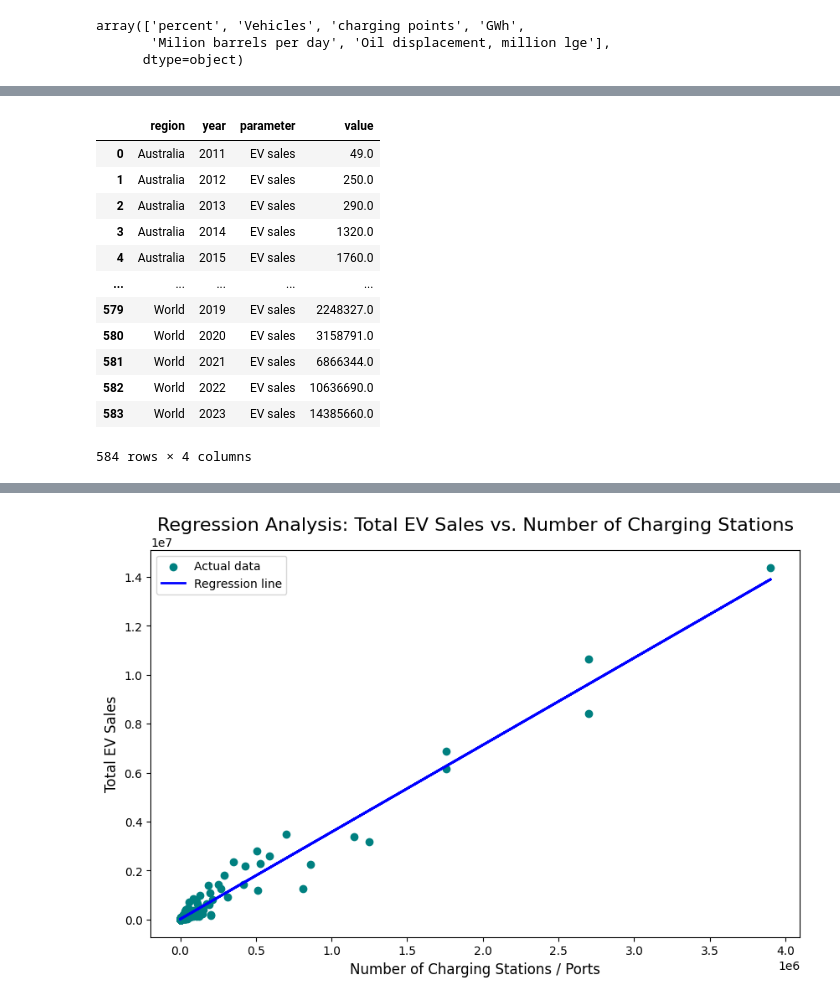
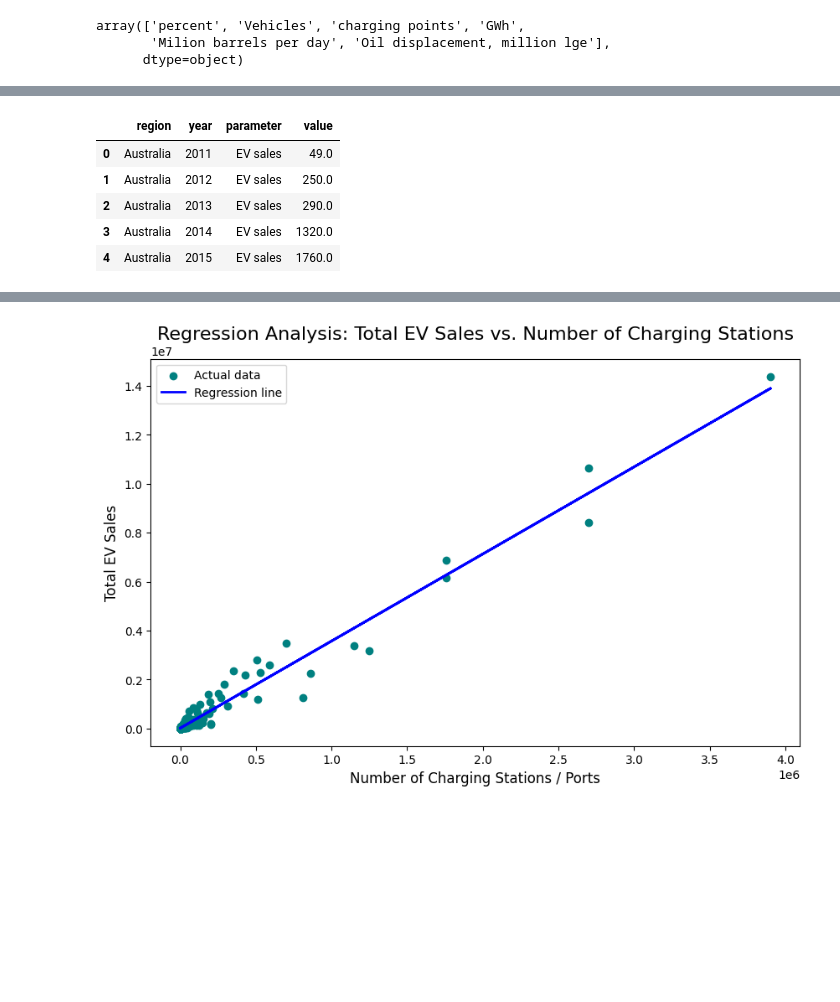
Before and after one commit to arkhanks/data_analytics_proj_3, a Jupyter notebook: final/ev and leaflet20/electrical vehicle/Starter_Code/worldwide ev adoption Regression Analysis.ipynb, the cells around one changed output, grey strips where cells are left out. Cells and saved outputs as stored; diff of their text form; code cells hidden in the pictures; blank space fills up the shorter version.

```diff
--- a/final/ev and leaflet20/electrical vehicle/Starter_Code/worldwide ev adoption Regression Analysis.ipynb
+++ b/final/ev and leaflet20/electrical vehicle/Starter_Code/worldwide ev adoption Regression Analysis.ipynb
@@ -195,28 +211,21 @@ print(df_pivot_charging.to_string(index=False))
 # %%
 # Combine data for all vehicles (cars, trucks, vans, buses)
 df_evsales = df.loc[
     (df['year'] >= 2011) &
     (df['year'] <= 2023) &
     (df['category']== 'Historical') &
     (df['parameter']== 'EV sales')
 ]
 # Group by region, year, and parameter, summing the values for each mode (cars, trucks, vans, buses)
 ev_sales_all = df_evsales.groupby(
     ['region', 'year', 'parameter'], as_index=False)['value'].sum()
 
 # Display the result
-ev_sales_all
+ev_sales_all.head()
 # %% [output]
 |  | region | year | parameter | value |
 | 0 | Australia | 2011 | EV sales | 49.0 |
 | 1 | Australia | 2012 | EV sales | 250.0 |
 | 2 | Australia | 2013 | EV sales | 290.0 |
 | 3 | Australia | 2014 | EV sales | 1320.0 |
 | 4 | Australia | 2015 | EV sales | 1760.0 |
-| ... | ... | ... | ... | ... |
-| 579 | World | 2019 | EV sales | 2248327.0 |
-| 580 | World | 2020 | EV sales | 3158791.0 |
-| 581 | World | 2021 | EV sales | 6866344.0 |
-| 582 | World | 2022 | EV sales | 10636690.0 |
-| 583 | World | 2023 | EV sales | 14385660.0 |
-584 rows × 4 columns
```
Also changed, not shown: parts of 6 cells of this notebook, 3 other files.
